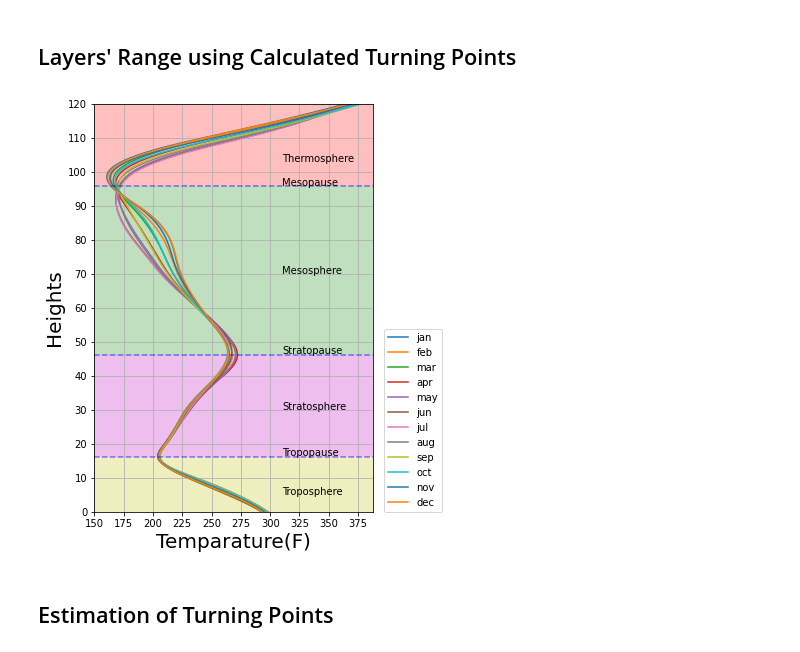
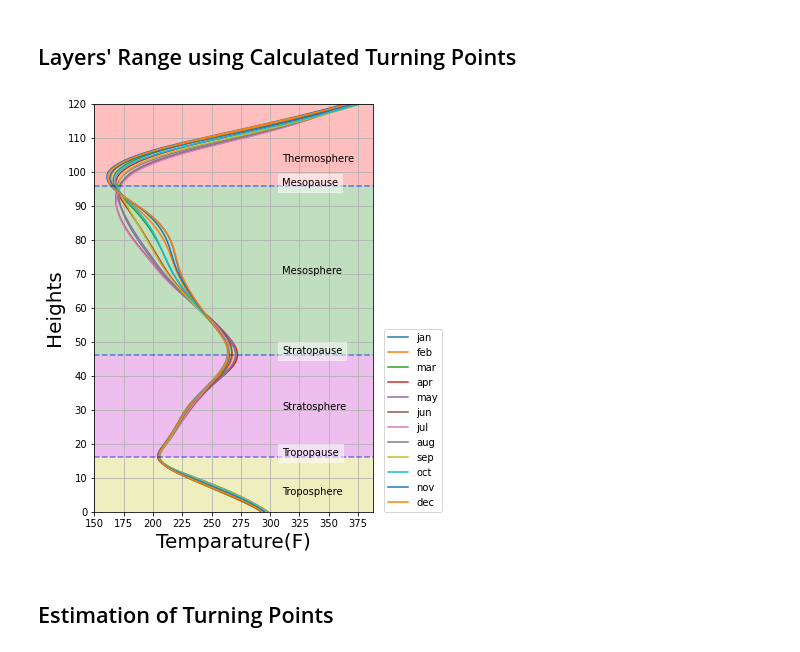
Before and after one commit to alinadevkota/DataViz, a Jupyter notebook: notebooks/data_visualization_turning_points.ipynb, the cells around one changed output. Cells and saved outputs as stored; diff of their text form; code cells hidden in the pictures.

Commit message:
comments addes to data_visualization_turning_points

```diff
--- a/notebooks/data_visualization_turning_points.ipynb
+++ b/notebooks/data_visualization_turning_points.ipynb
@@ -134,37 +134,41 @@ for month, df in sorted_dfs.items():
     heights = df["height"].values
     avg_temp = df["avg_temperature"].values
     ax.plot(avg_temp, heights, label=month) # line plots of temperature for different months
 
 plt.axhspan(0, topo_height, facecolor='y', alpha=0.25) # Troposphere region background color
 plt.axhspan(topo_height, strato_height, facecolor='m', alpha=0.25)
 plt.axhspan(strato_height, meso_height, facecolor='g', alpha=0.25)
 plt.axhspan(meso_height, 120, facecolor='r', alpha=0.25)
 
 plt.axhline(y=topo_height, color='b', linestyle='--', alpha=0.5) # border for Troposphere and Stratosphere
 plt.axhline(y=strato_height, color='b', linestyle='--', alpha=0.5)
 plt.axhline(y=meso_height, color='b', linestyle='--', alpha=0.5)
 
 plt.text(310, 5, 'Troposphere')
 plt.text(310, 30, 'Stratosphere')
 plt.text(310, 70, 'Mesosphere')
 plt.text(310, 103, 'Thermosphere')
 
-plt.text(310, topo_height + 0.1, 'Tropopause')
-plt.text(310, strato_height + 0.1, 'Stratopause')
-plt.text(310, meso_height + 0.1, 'Mesopause')
+t1 = plt.text(310, topo_height + 0.1, 'Tropopause')
+t2 = plt.text(310, strato_height + 0.1, 'Stratopause')
+t3 = plt.text(310, meso_height + 0.1, 'Mesopause')
+t1.set_bbox(dict(facecolor='white', alpha=a1, edgecolor='white')) # set white transparent background for text
+t2.set_bbox(dict(facecolor='white', alpha=a1, edgecolor='white'))
+t3.set_bbox(dict(facecolor='white', alpha=a1, edgecolor='white'))
+
 
 ax.set_ylim(0,120)
 
 ax.set_xlabel("Temparature(F)", fontsize=20)
 ax.set_ylabel("Heights", fontsize=20)
 ax.xaxis.set_major_locator(MultipleLocator(25)) # put ticks in x-axis for every 25 K
 ax.yaxis.set_major_locator(MultipleLocator(10)) # put ticks in y-axis for every 10 KM
 ax.grid()
 plt.legend(loc=(1.04,0))
 plt.savefig('./output/month_wise_line_plot_vertical.pdf')
 plt.show()
 # %% [output]
-[figure, old version]
+[figure, new version]
 # %% [markdown]
 ## Estimation of Turning Points
 # %%
```
Also changed, not shown: parts of 2 cells of this notebook.
